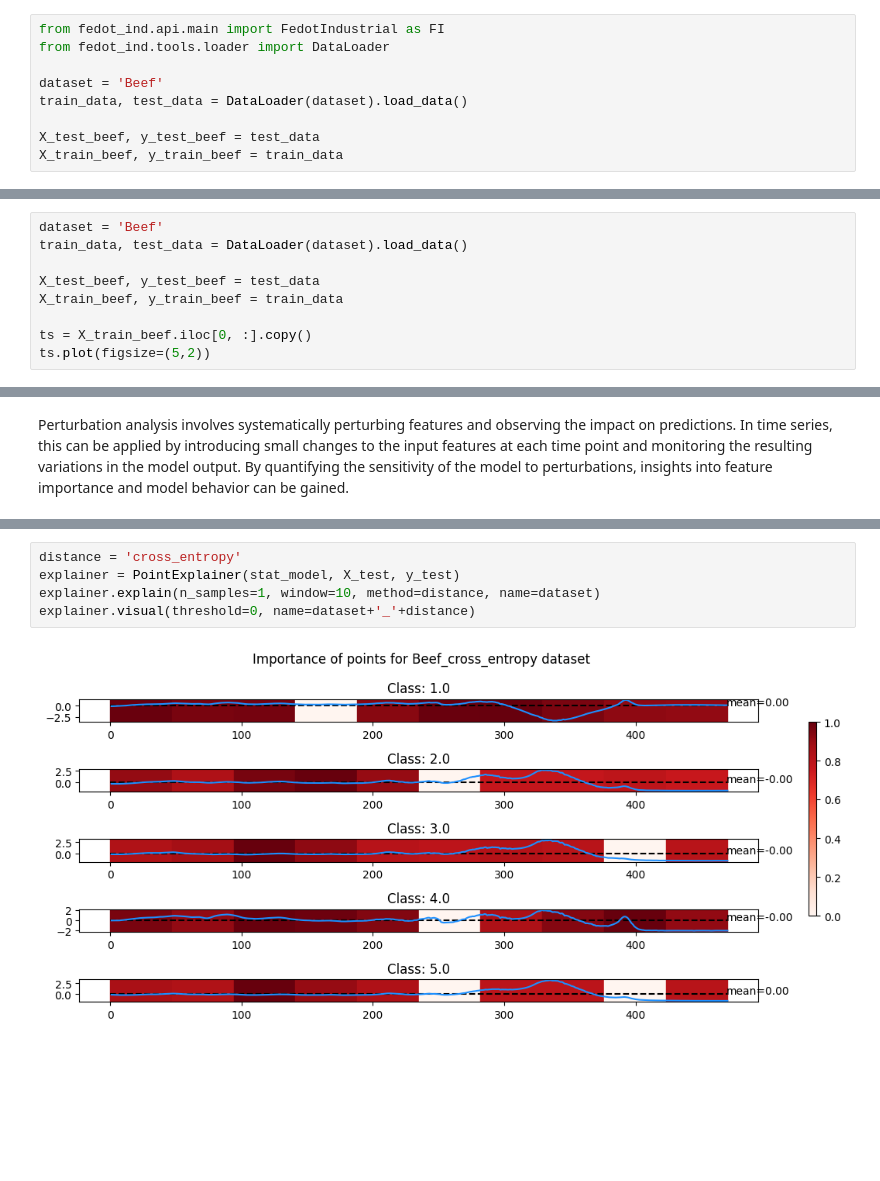
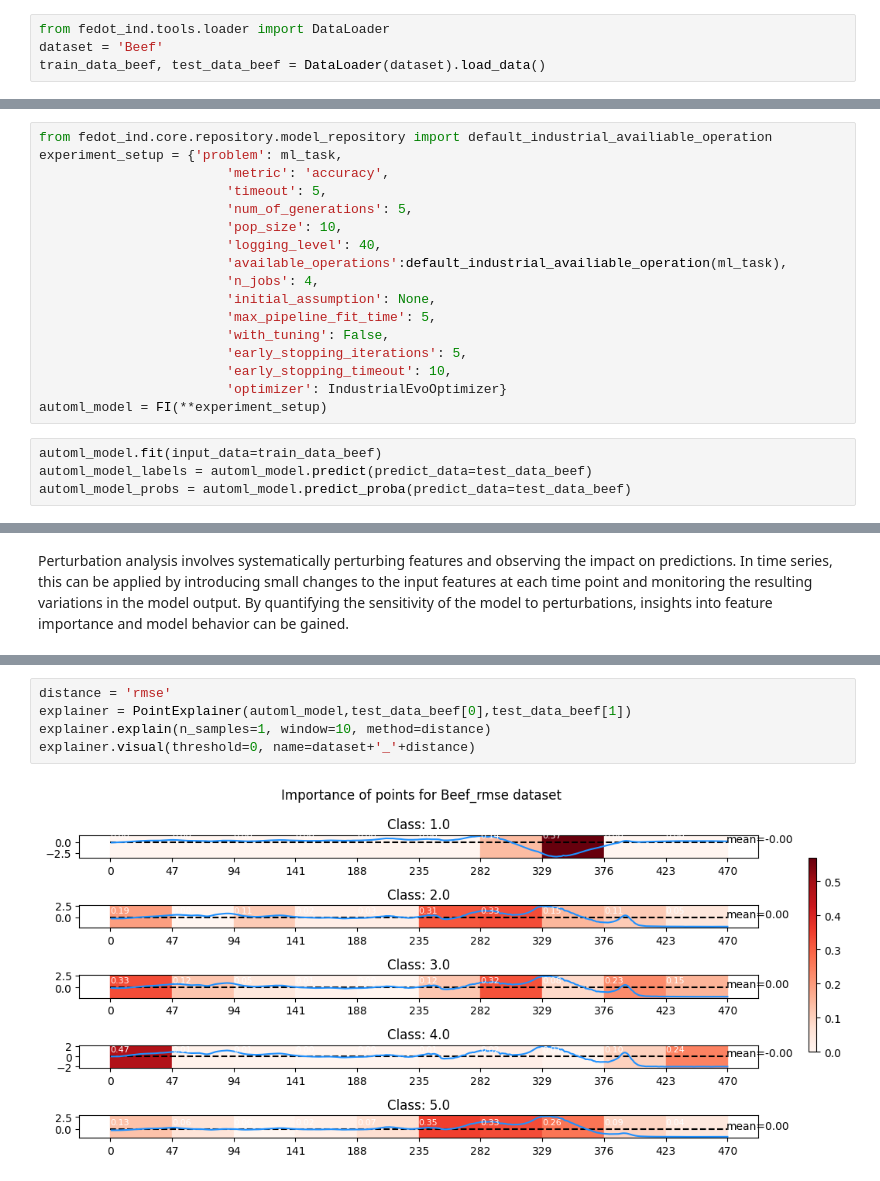
Before and after one commit to aimclub/Fedot.Industrial, a Jupyter notebook: examples/explainability.ipynb, the cells around one changed output, grey strips where cells are left out. Drawn from its saved outputs; the diff is of its cells as text; blank space fills up the shorter version.

```diff
--- a/examples/explainability.ipynb
+++ b/examples/explainability.ipynb
@@ -131,11 +118,6 @@ explainer.visual(threshold=0, name='Custom'+'_'+distance)
 # %% [markdown]
 ## Real data
 # %%
-from fedot_ind.api.main import FedotIndustrial as FI
 from fedot_ind.tools.loader import DataLoader
-
 dataset = 'Beef'
-train_data, test_data = DataLoader(dataset).load_data()
-
-X_test_beef, y_test_beef = test_data
-X_train_beef, y_train_beef = train_data
+train_data_beef, test_data_beef = DataLoader(dataset).load_data()
@@ -243,0 +191,21 @@ stat_model_car.get_metrics(target=y_test_car, metric_names=['f1'])
+# %%
+from fedot_ind.core.repository.model_repository import default_industrial_availiable_operation
+experiment_setup = {'problem': ml_task,
+                        'metric': 'accuracy',
+                        'timeout': 5,
+                        'num_of_generations': 5,
+                        'pop_size': 10,
+                        'logging_level': 40,
+                        'available_operations':default_industrial_availiable_operation(ml_task),
+                        'n_jobs': 4,
+                        'initial_assumption': None,
+                        'max_pipeline_fit_time': 5,
+                        'with_tuning': False,
+                        'early_stopping_iterations': 5,
+                        'early_stopping_timeout': 10,
+                        'optimizer': IndustrialEvoOptimizer}
+automl_model = FI(**experiment_setup)
+# %%
+automl_model.fit(input_data=train_data_beef)
+automl_model_labels = automl_model.predict(predict_data=test_data_beef)
+automl_model_probs = automl_model.predict_proba(predict_data=test_data_beef)
@@ -360,9 +344,0 @@ for cls in beef_classes:
-# %%
-dataset = 'Beef'
-train_data, test_data = DataLoader(dataset).load_data()
-
-X_test_beef, y_test_beef = test_data
-X_train_beef, y_train_beef = train_data
-
-ts = X_train_beef.iloc[0, :].copy()
-ts.plot(figsize=(5,2))
@@ -454,7 +380,7 @@ explainer.visual(threshold=0, name=dataset+'_'+distance)
 # %%
-distance = 'cross_entropy'
-explainer = PointExplainer(stat_model, X_test, y_test)
-explainer.explain(n_samples=1, window=10, method=distance, name=dataset)
+distance = 'rmse'
+explainer = PointExplainer(automl_model,test_data_beef[0],test_data_beef[1])
+explainer.explain(n_samples=1, window=10, method=distance)
 explainer.visual(threshold=0, name=dataset+'_'+distance)
 # %% [output]
-[figure, old version]
+[figure, new version]
```
Also changed, not shown: parts of 45 cells of this notebook, 9 other files.
